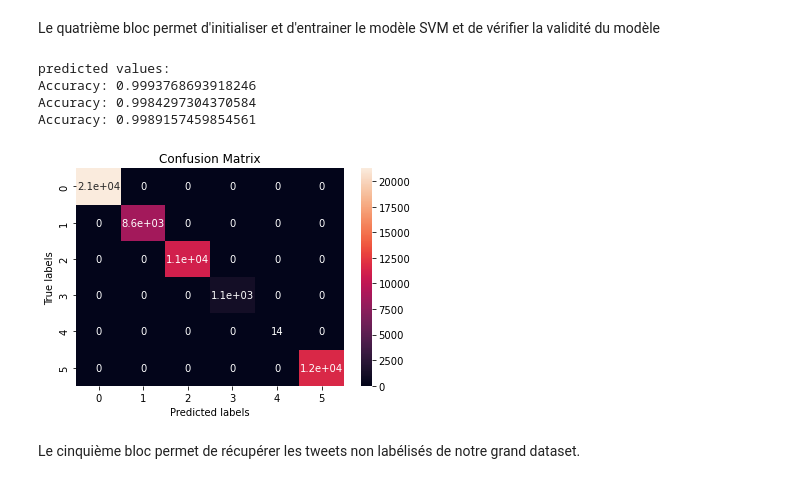
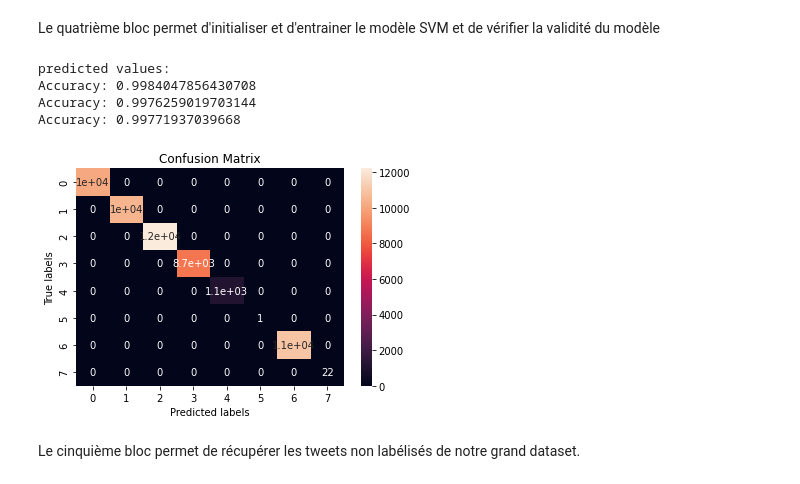
Before and after one commit to vallhallalm/Projet-analyse-de-Tweet, a Jupyter notebook: SVM.ipynb, the cells around one changed output. Saved outputs shown, nothing was run; the diff lists cells and outputs as text; code cells hidden in the pictures.

```diff
--- a/SVM.ipynb
+++ b/SVM.ipynb
@@ -21,7 +21,7 @@ db_uri = "mongodb://admin_if29:passwordIF29%23@13.38.0.254:27017/?authMechanism=
 client = pymongo.MongoClient(db_uri)
 #print(client.list_database_names())
 base_db=client.small_tweets_database
-collec_co=base_db.big_tweets_w_label_8dim
+collec_co=base_db.small_tweets_w_label_8dim
 #convert entire collection to Pandas dataframe
 datas=pd.DataFrame(list(collec_co.find()))
 datas= datas.drop(columns='_id')
@@ -146,38 +146,38 @@ y_pred = model.predict(normed_test_data)
 
 example_batch = normed_test_data[:10]
 example_result = model.predict(example_batch)
 print('predicted values: ')
-example_result
+print(example_result)
 
 #See how the training went
 from sklearn import metrics
 y_pred = model.predict(normed_train_data)
 print("Accuracy:",metrics.accuracy_score(train_labels, y_pred))
 
 y_pred = model.predict(normed_valid_dataset)
 print("Accuracy:",metrics.accuracy_score(valid_labels, y_pred))
 
 y_pred = model.predict(normed_test_data)
 print("Accuracy:",metrics.accuracy_score(test_labels, y_pred))
 
 ax= plt.subplot()
 predict_results = model.predict(normed_test_data)
 
 cm = confusion_matrix(predict_results, predict_results)
 
 sns.heatmap(cm, annot=True, ax = ax); #annot=True to annotate cells
 
 # labels, title and ticks
 ax.set_xlabel('Predicted labels');ax.set_ylabel('True labels');
 ax.set_title('Confusion Matrix');
 # ax.xaxis.set_ticklabels(['Positive', 'Negative']); ax.yaxis.set_ticklabels(['Positive', 'Negative']);
 plt.show()
 # %% [output]
 predicted values:
-Accuracy: 0.9993768693918246
-Accuracy: 0.9984297304370584
-Accuracy: 0.9989157459854561
+Accuracy: 0.9984047856430708
+Accuracy: 0.9976259019703144
+Accuracy: 0.99771937039668
-[figure, old version]
+[figure, new version]
 # %% [markdown]
 Le cinquième bloc permet de récupérer les tweets non labélisés de notre grand dataset.
 # %%
```
Also changed, not shown: parts of 8 cells of this notebook, 2 other files.
